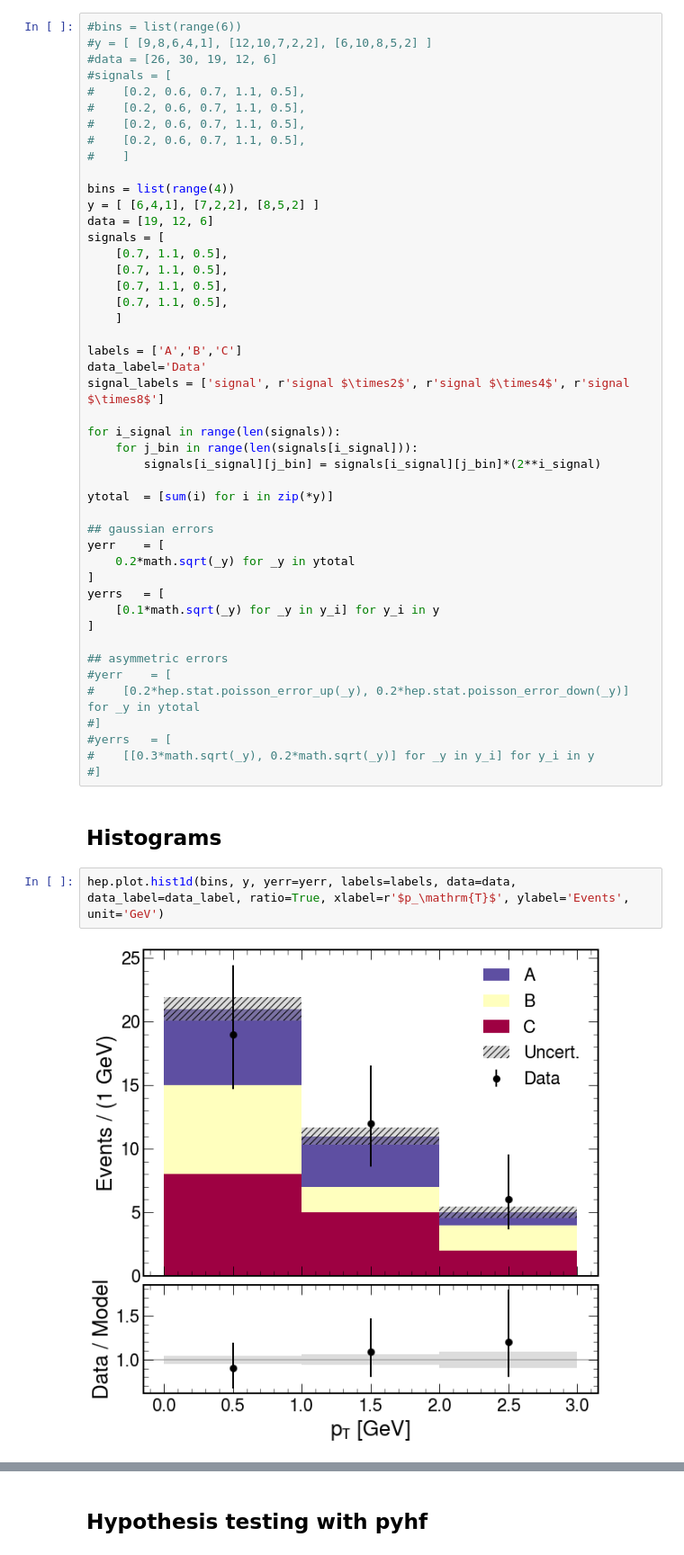
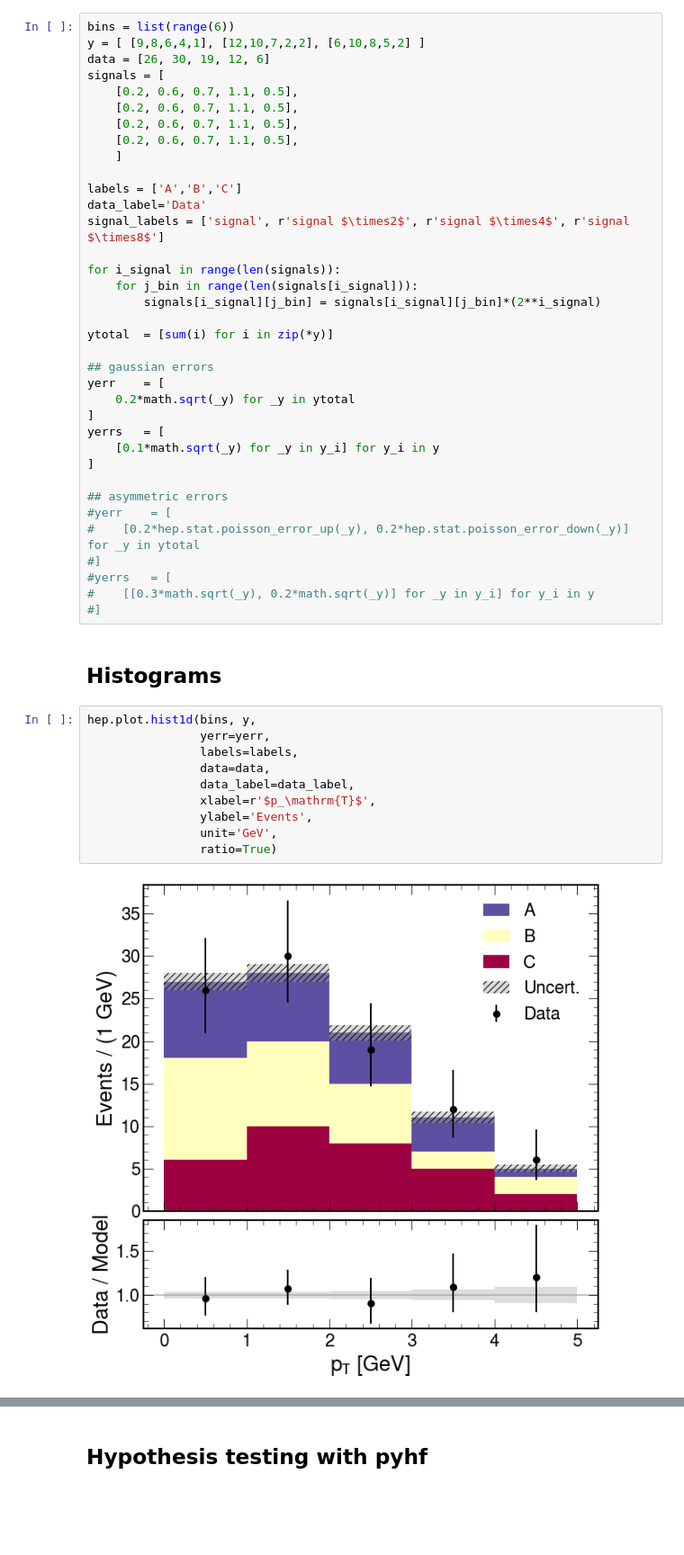
Before and after one commit to rreece/statistics-notebooks, a Jupyter notebook: notebooks/pyhf-hello-world.ipynb, the cells around one changed output, grey strips where cells are left out. Shown at 90% size. Drawn from its saved outputs; the diff is of its cells as text; blank space fills up the shorter version.

```diff
--- a/notebooks/pyhf-hello-world.ipynb
+++ b/notebooks/pyhf-hello-world.ipynb
@@ -12,24 +12,14 @@ import hepplot as hep
 # %% [markdown]
 ## Setup input data
 # %%
-#bins = list(range(6))
-#y = [ [9,8,6,4,1], [12,10,7,2,2], [6,10,8,5,2] ]
-#data = [26, 30, 19, 12, 6]
-#signals = [
-#    [0.2, 0.6, 0.7, 1.1, 0.5],
-#    [0.2, 0.6, 0.7, 1.1, 0.5],
-#    [0.2, 0.6, 0.7, 1.1, 0.5],
-#    [0.2, 0.6, 0.7, 1.1, 0.5],
-#    ]
-
-bins = list(range(4))
-y = [ [6,4,1], [7,2,2], [8,5,2] ]
-data = [19, 12, 6]
+bins = list(range(6))
+y = [ [9,8,6,4,1], [12,10,7,2,2], [6,10,8,5,2] ]
+data = [26, 30, 19, 12, 6]
 signals = [
-    [0.7, 1.1, 0.5],
-    [0.7, 1.1, 0.5],
-    [0.7, 1.1, 0.5],
-    [0.7, 1.1, 0.5],
+    [0.2, 0.6, 0.7, 1.1, 0.5],
+    [0.2, 0.6, 0.7, 1.1, 0.5],
+    [0.2, 0.6, 0.7, 1.1, 0.5],
+    [0.2, 0.6, 0.7, 1.1, 0.5],
     ]
 
 labels = ['A','B','C']
@@ -60,7 +50,15 @@ yerrs   = [
 # %% [markdown]
 ## Histograms
 # %%
-hep.plot.hist1d(bins, y, yerr=yerr, labels=labels, data=data, data_label=data_label, ratio=True, xlabel=r'$p_\mathrm{T}$', ylabel='Events', unit='GeV')
+hep.plot.hist1d(bins, y,
+                yerr=yerr,
+                labels=labels,
+                data=data,
+                data_label=data_label,
+                xlabel=r'$p_\mathrm{T}$',
+                ylabel='Events',
+                unit='GeV',
+                ratio=True)
 # %% [output]
-[figure, old version]
+[figure, new version]
 # %%
```
Also changed, not shown: parts of 13 cells of this notebook, 2 other files.
